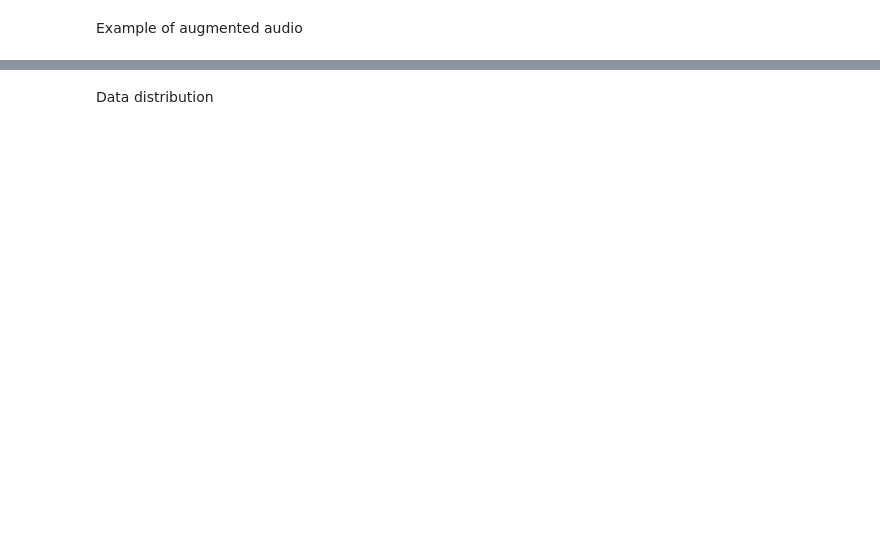
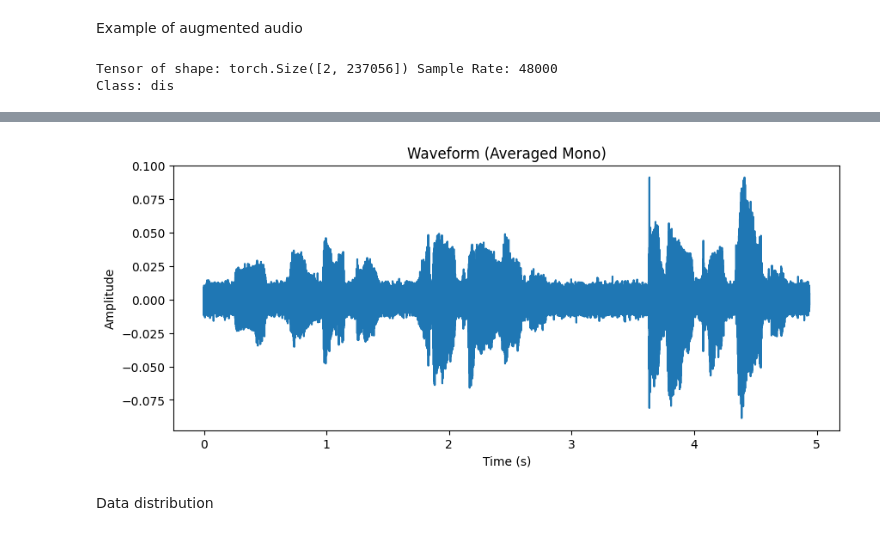
Before and after one commit to cybernetic-m/nn-project, a Jupyter notebook: notebook_nn_exam.ipynb, the cells around one changed output, grey strips where cells are left out. Cells and saved outputs as stored; diff of their text form; code cells hidden in the pictures; blank space fills up the shorter version.

```diff
--- a/notebook_nn_exam.ipynb
+++ b/notebook_nn_exam.ipynb
@@ -113,14 +120,14 @@ train_path = os.path.join(extract_dir, 'EMOVO_split', 'train')
 test_path = os.path.join(extract_dir, 'EMOVO_split', 'test')
 val_path = os.path.join(extract_dir, 'EMOVO_split', 'val')
 
-train_dataset = dataset.EMOVO_Dataset(train_path, False, device=device)
-test_dataset = dataset.EMOVO_Dataset(test_path, False, device=device)
-val_dataset = dataset.EMOVO_Dataset(val_path, False, device=device)
+train_dataset = dataset.EMOVO_Dataset(train_path, feature_extract=False, mfcc_np=False, device=device)
+test_dataset = dataset.EMOVO_Dataset(test_path, feature_extract=False, mfcc_np=False, device=device)
+val_dataset = dataset.EMOVO_Dataset(val_path, feature_extract=False, mfcc_np=False, device=device)
 
 train_aug_path = os.path.join(extract_dir, 'EMOVO_aug', 'train')
 test_aug_path = os.path.join(extract_dir, 'EMOVO_aug', 'test')
 val_aug_path = os.path.join(extract_dir, 'EMOVO_aug', 'val')
 
-train_aug_dataset = dataset.EMOVO_Dataset(train_aug_path, device=device)
-test_aug_dataset = dataset.EMOVO_Dataset(test_aug_path, device=device)
-val_aug_dataset = dataset.EMOVO_Dataset(val_aug_path, device=device)
+train_aug_dataset = dataset.EMOVO_Dataset(train_aug_path, feature_extract=False, mfcc_np=False, device=device)
+test_aug_dataset = dataset.EMOVO_Dataset(test_aug_path,feature_extract=False, mfcc_np=False, device=device)
+val_aug_dataset = dataset.EMOVO_Dataset(val_aug_path, feature_extract=False, mfcc_np=False, device=device)
@@ -157,0 +170,28 @@ Example of augmented audio
+# %%
+classes = ['dis', 'gio', 'neu', 'pau', 'rab', 'sor', 'tri']
+random_num = random.randint(1, train_dataset.__len__())
+data, label = train_aug_dataset[random_num]
+
+print("Tensor of shape:",data[0].shape, "Sample Rate:", data[1])
+print("Class:", classes[label], "\n")
+
+# Waveform
+# Compute the average of both channels to get a mono waveform
+mono_waveform = data[0].mean(dim=0)
+num_samples = mono_waveform.shape[0]
+sample_rate = data[1]
+time_axis = np.linspace(0, num_samples / sample_rate, num_samples)
+
+# Play the audio
+display(Audio(mono_waveform.cpu().numpy(), rate=sample_rate))
+
+# Plot the averaged (mono) waveform
+plt.figure(figsize=(10, 4))
+plt.plot(time_axis, mono_waveform.cpu().numpy())
+plt.title('Waveform (Averaged Mono)')
+plt.xlabel('Time (s)')
+plt.ylabel('Amplitude')
+plt.show()
+# %% [output]
+Tensor of shape: torch.Size([2, 237056]) Sample Rate: 48000
+Class: dis
@@ -158,3 +199,4 @@ Example of augmented audio
+[figure, added]
 # %% [markdown]
 Data distribution
 # %%
```
Also changed, not shown: parts of 16 cells of this notebook, 27 other files.
